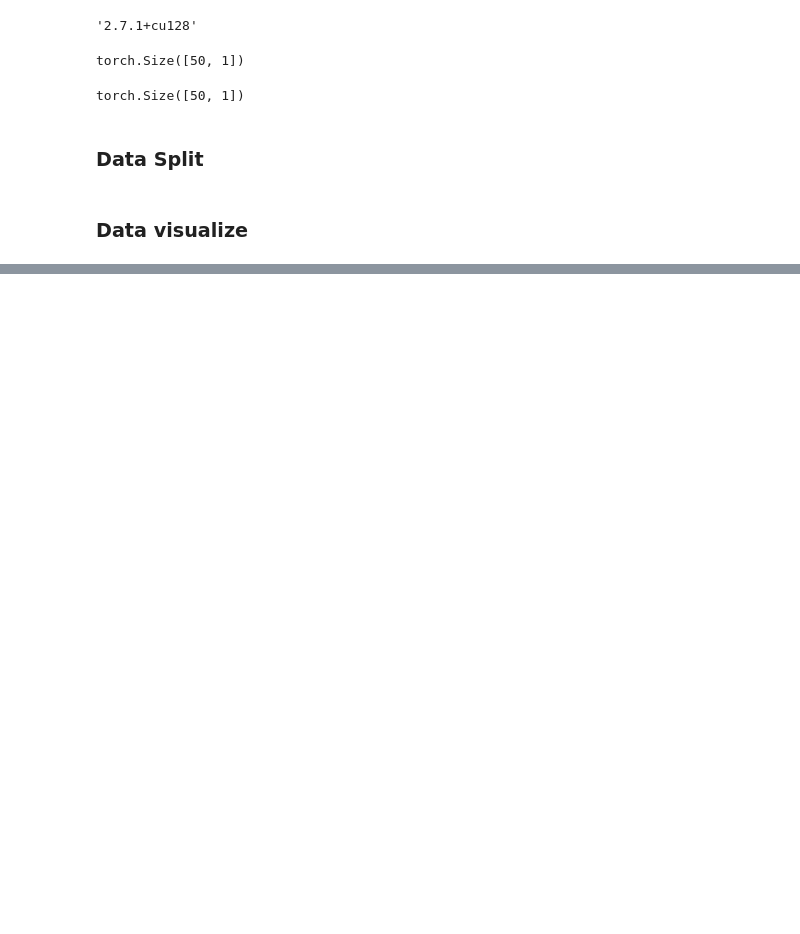
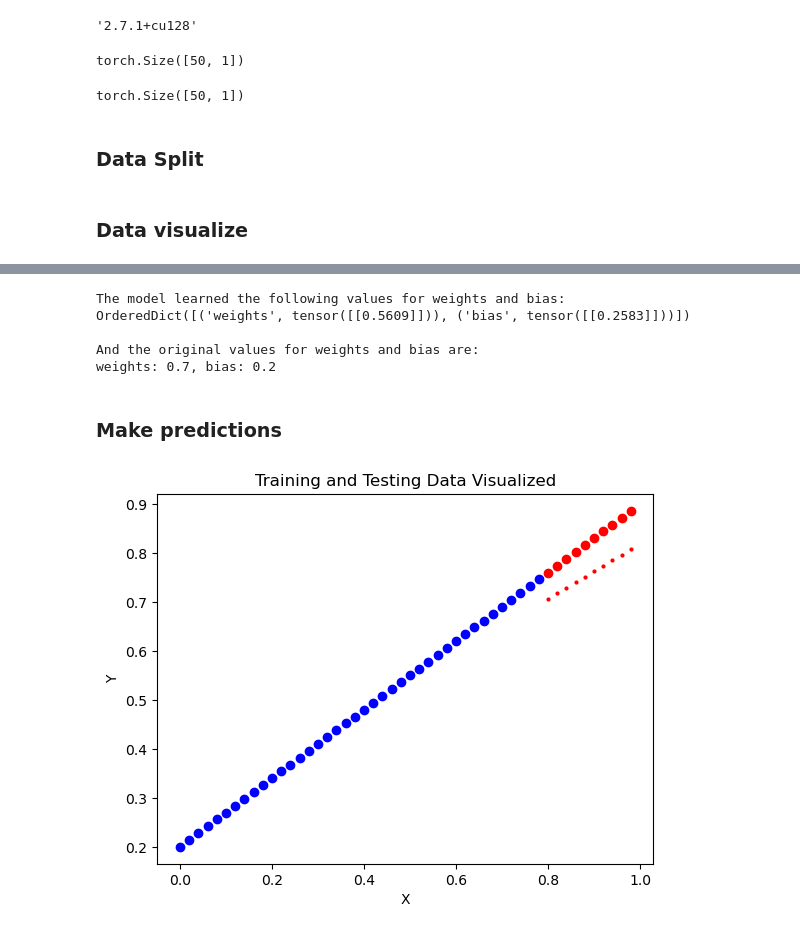
Before and after one commit to Tashhfia/Pytorch-Playground, a Jupyter notebook: Workflow Basics/LinearRegression.ipynb, the cells around one changed output, grey strips where cells are left out. Drawn from its saved outputs; the diff is of its cells as text; code cells hidden in the pictures; blank space fills up the shorter version.

```diff
--- a/Workflow Basics/LinearRegression.ipynb
+++ b/Workflow Basics/LinearRegression.ipynb
@@ -45,0 +181,22 @@ visualze_data(X_train, Y_train, X_test, Y_test)
+# %%
+# Find our model's learned parameters
+print("The model learned the following values for weights and bias:")
+print(model.state_dict())
+print("\nAnd the original values for weights and bias are:")
+print(f"weights: {W}, bias: {B}")
+# %% [output]
+The model learned the following values for weights and bias:
+OrderedDict([('weights', tensor([[0.5609]])), ('bias', tensor([[0.2583]]))])
+
+And the original values for weights and bias are:
+weights: 0.7, bias: 0.2
+# %% [markdown]
+### Make predictions
+# %%
+model.eval()
+with torch.inference_mode():
+    y_p = model(X_test)
+
+visualze_data(Pred=y_p)
+# %% [output]
+[figure, added]
```
Also changed, not shown: parts of 16 cells of this notebook.
